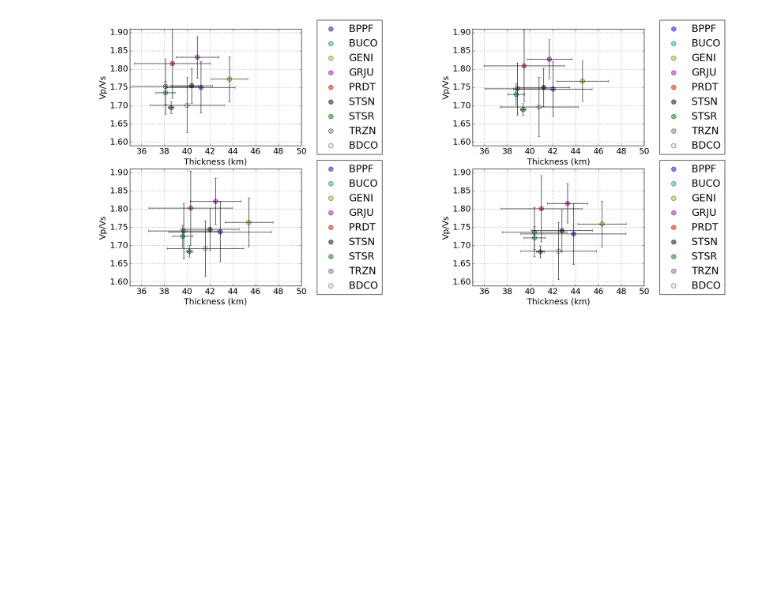
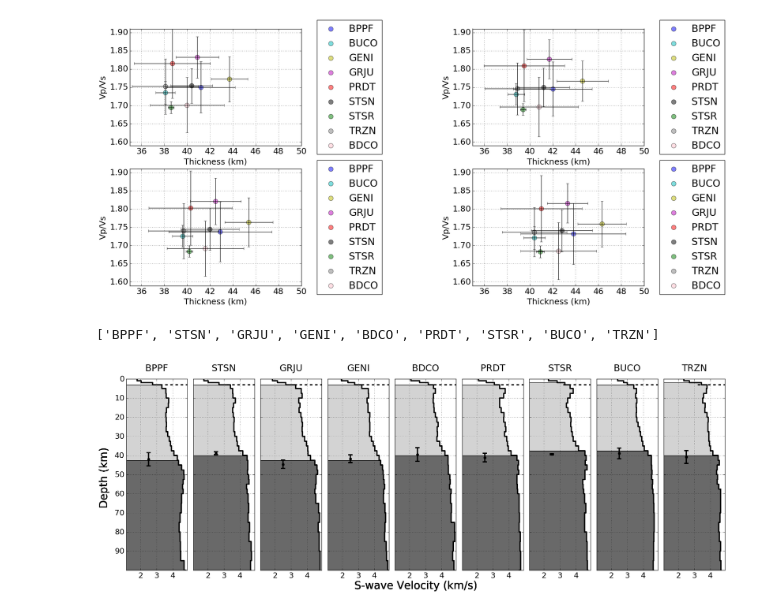
Before and after one commit to dIOGOLOC/Projeto-Doutorado, a Jupyter notebook: Perfil_joint_inversion.ipynb, the cells around one changed output. Cells and saved outputs as stored; diff of their text form; code cells hidden in the pictures; blank space fills up the shorter version.

```diff
--- a/Perfil_joint_inversion.ipynb
+++ b/Perfil_joint_inversion.ipynb
@@ -252,0 +207,4 @@ for k,l in enumerate(var_25):
+# %%
+STA_list
+# %% [output]
+['BPPF', 'STSN', 'GRJU', 'GENI', 'BDCO', 'PRDT', 'STSR', 'BUCO', 'TRZN']
@@ -252,0 +222,25 @@ for k,l in enumerate(var_25):
+# %%
+fig, axes = plt.subplots(nrows=1, ncols=9, sharey=True,sharex=True,figsize = (25,8),facecolor='white')
+
+for ax, title, x, y, zhu_prof in zip(axes.flat, STA_list, vs, prof,var_64_25):
+    ax.step(x, y,'k',lw=3, where='post')
+    ax.set_xlim([1,5])
+    ax.fill_betweenx(y,0,x,where=[i <=3.2 for i in x],facecolor='white')
+    ax.fill_betweenx(y,0,x,where=[i >=3.2 and i <=4.3 for i in x],facecolor='lightgray')
+    ax.fill_betweenx(y,0,x,where=[i >=4.3 for i in x],facecolor='dimgrey')
+    #ax.xaxis.tick_top()
+    ax.hlines(3,3.2,5,linestyles='dashed',lw=3)
+    ax.errorbar(2.5,zhu_prof[2], yerr=zhu_prof[3], color='k',capsize=5,capthick=3,elinewidth=3)
+    ax.plot(2.5,zhu_prof[2], 'ko')
+    ax.xaxis.set_ticks(np.arange(1, 5, 1))
+    ax.set_ylim([100,0])
+    ax.set_xlim([1.1,4.9])
+    ax.yaxis.set_ticks(np.arange(0, 100, 10))
+    ax.set_title(title, y=1.03)
+    fig.text(0.5, 0.05, 'S-wave Velocity (km/s)', ha='center',fontsize=25)
+    fig.text(0.09, 0.5, 'Depth (km)', va='center', rotation='vertical',fontsize=25)
+    ax.grid(True)
+    plt.subplots_adjust(wspace=0.1)
+fig.savefig('/home/diogo/dados_doutorado/parnaiba_basin/redeBP-BB/joint_inversion/gcarc_30_2.5/section_joint_inversion_25.pdf',dpi=300)
+# %% [output]
+[figure, added]
```
Also changed, not shown: parts of 20 cells of this notebook, 1 other file.
